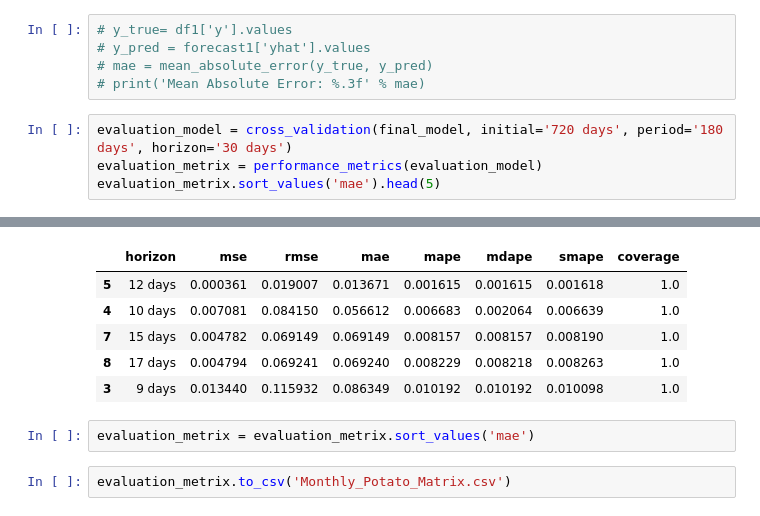
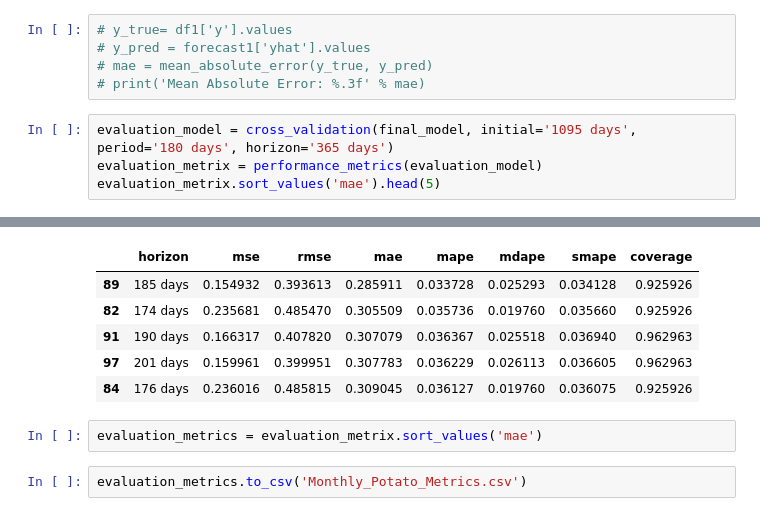
Before and after one commit to mols3131d/Agricultural-Products-Price-Prediction-, a Jupyter notebook: Modeling/Monthly price prediction for potato using prophet.ipynb, the cells around one changed output, grey strips where cells are left out. Saved outputs shown, nothing was run; the diff lists cells and outputs as text.

```diff
--- a/Modeling/Monthly price prediction for potato using prophet.ipynb
+++ b/Modeling/Monthly price prediction for potato using prophet.ipynb
@@ -249,7 +249,7 @@ plt.show()
 # mae = mean_absolute_error(y_true, y_pred)
 # print('Mean Absolute Error: %.3f' % mae)
 # %%
-evaluation_model = cross_validation(final_model, initial='720 days', period='180 days', horizon='30 days')
+evaluation_model = cross_validation(final_model, initial='1095 days', period='180 days', horizon='365 days')
 evaluation_metrix = performance_metrics(evaluation_model)
 evaluation_metrix.sort_values('mae').head(5)
 # %% [output]
@@ -273,10 +273,10 @@ evaluation_metrix.sort_values('mae').head(5)
 |  | horizon | mse | rmse | mae | mape | mdape | smape | coverage |
-| 5 | 12 days | 0.000361 | 0.019007 | 0.013671 | 0.001615 | 0.001615 | 0.001618 | 1.0 |
-| 4 | 10 days | 0.007081 | 0.084150 | 0.056612 | 0.006683 | 0.002064 | 0.006639 | 1.0 |
-| 7 | 15 days | 0.004782 | 0.069149 | 0.069149 | 0.008157 | 0.008157 | 0.008190 | 1.0 |
-| 8 | 17 days | 0.004794 | 0.069241 | 0.069240 | 0.008229 | 0.008218 | 0.008263 | 1.0 |
-| 3 | 9 days | 0.013440 | 0.115932 | 0.086349 | 0.010192 | 0.010192 | 0.010098 | 1.0 |
+| 89 | 185 days | 0.154932 | 0.393613 | 0.285911 | 0.033728 | 0.025293 | 0.034128 | 0.925926 |
+| 82 | 174 days | 0.235681 | 0.485470 | 0.305509 | 0.035736 | 0.019760 | 0.035660 | 0.925926 |
+| 91 | 190 days | 0.166317 | 0.407820 | 0.307079 | 0.036367 | 0.025518 | 0.036940 | 0.962963 |
+| 97 | 201 days | 0.159961 | 0.399951 | 0.307783 | 0.036229 | 0.026113 | 0.036605 | 0.962963 |
+| 84 | 176 days | 0.236016 | 0.485815 | 0.309045 | 0.036127 | 0.019760 | 0.036075 | 0.925926 |
 # %%
-evaluation_metrix = evaluation_metrix.sort_values('mae')
+evaluation_metrics = evaluation_metrix.sort_values('mae')
 # %%
-evaluation_metrix.to_csv('Monthly_Potato_Matrix.csv')
+evaluation_metrics.to_csv('Monthly_Potato_Metrics.csv')
```
Also changed, not shown: parts of 4 cells of this notebook.
